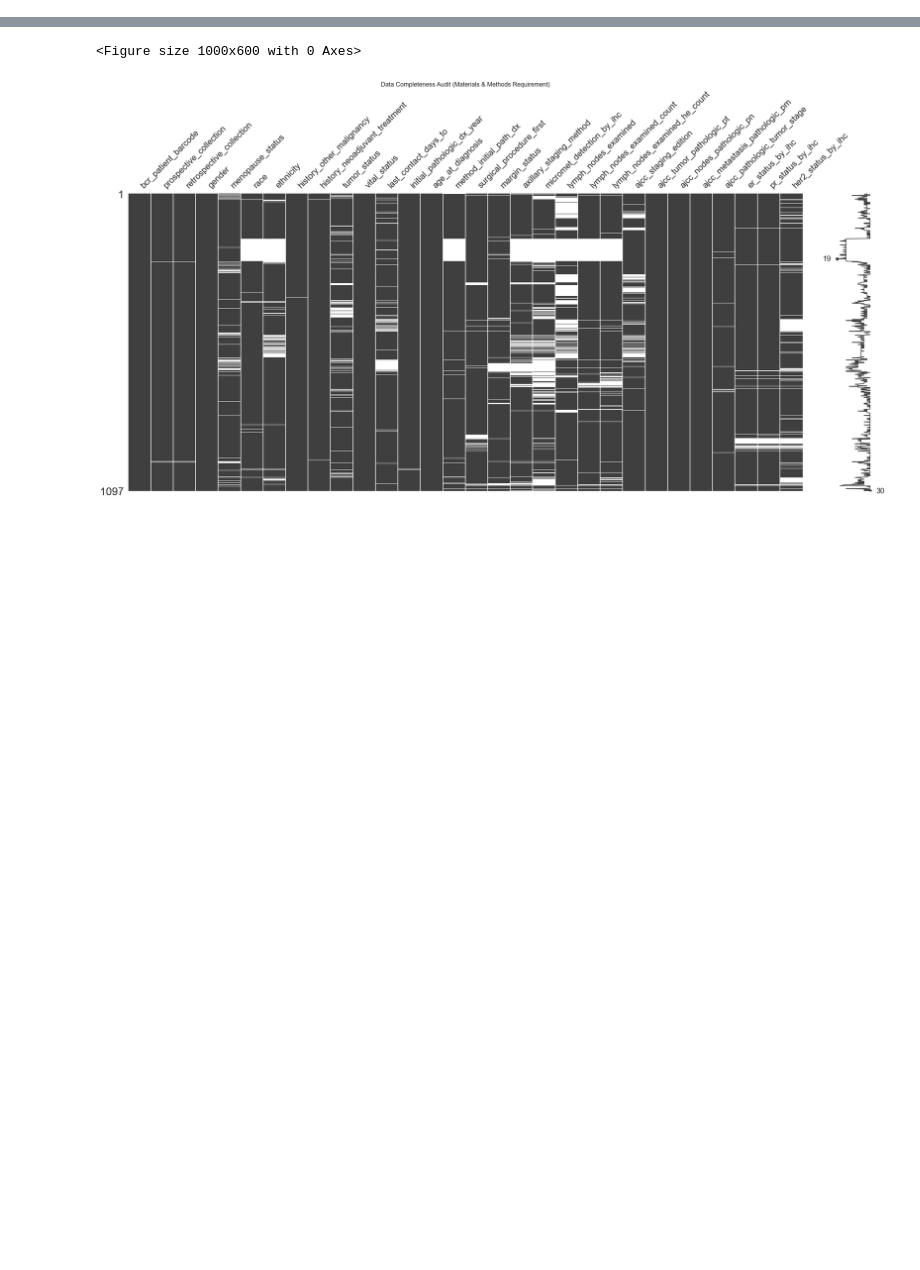
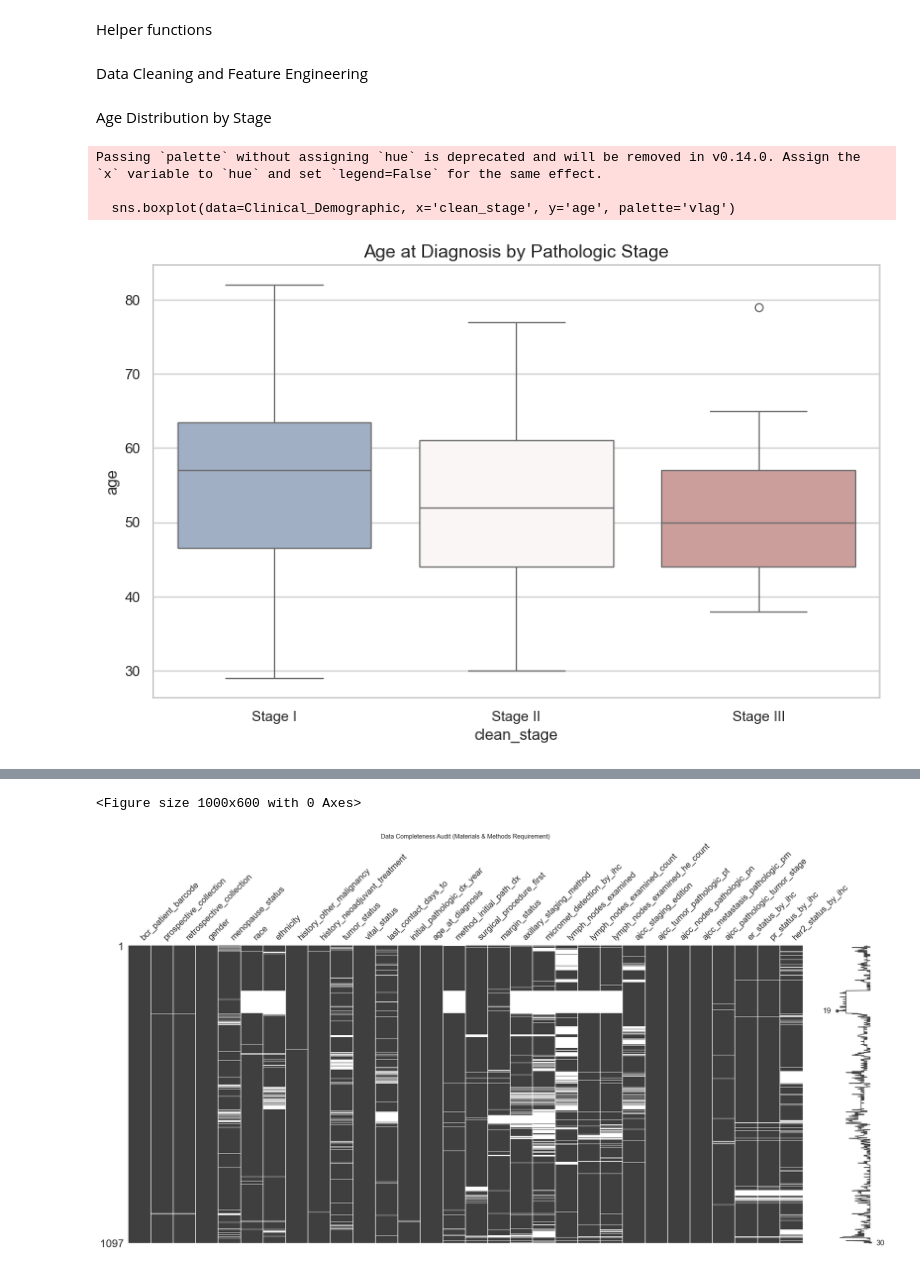
Before and after one commit to Se2007/TCGA-BRCA-Dataset, a Jupyter notebook: EDA.ipynb, the cells around one changed output, grey strips where cells are left out. Cells and saved outputs as stored; diff of their text form; code cells hidden in the pictures; blank space fills up the shorter version.

```diff
--- a/EDA.ipynb
+++ b/EDA.ipynb
@@ -313,0 +141,2 @@ Passing `palette` without assigning `hue` is deprecated and will be removed in v
+# %% [markdown]
+Helper functions
@@ -313,0 +156,28 @@ Passing `palette` without assigning `hue` is deprecated and will be removed in v
+# %% [markdown]
+Data Cleaning and Feature Engineering
+# %%
+# 1. Basic Cleaning
+Clinical_Demographic['clean_stage'] = Clinical_Demographic['diagnoses_ajcc_pathologic_stage'].str.extract(r'(Stage [IV]+)')
+Clinical_Demographic['age'] = Clinical_Demographic['demographic_age_at_index']
+
+# 2. Molecular Subtyping
+Clinical_Demographic['ER_Status'] = Clinical_Demographic.apply(lambda x: extract_marker_status(x, 'ESR1'), axis=1)
+Clinical_Demographic['PR_Status'] = Clinical_Demographic.apply(lambda x: extract_marker_status(x, 'PGR'), axis=1)
+Clinical_Demographic['HER2_Status'] = Clinical_Demographic.apply(lambda x: extract_marker_status(x, 'ERBB2'), axis=1)
+
+# 3. Survival Prep
+# TCGA: If death days is NaN, use last follow up
+Clinical_Demographic['duration'] = Clinical_Demographic['demographic_days_to_death'].fillna(Clinical_Demographic['diagnoses_days_to_last_follow_up'])
+Clinical_Demographic['event'] = Clinical_Demographic['demographic_vital_status'].map({'Dead': 1, 'Alive': 0})
+# %% [markdown]
+Age Distribution by Stage
+# %%
+plt.figure(figsize=(10, 6))
+sns.boxplot(data=Clinical_Demographic, x='clean_stage', y='age', palette='vlag')
+plt.title('Age at Diagnosis by Pathologic Stage', fontsize=14)
+plt.show()
+# %% [output]
+Passing `palette` without assigning `hue` is deprecated and will be removed in v0.14.0. Assign the `x` variable to `hue` and set `legend=False` for the same effect.
+
+  sns.boxplot(data=Clinical_Demographic, x='clean_stage', y='age', palette='vlag')
+[figure, added]
```
Also changed, not shown: parts of 45 cells of this notebook.
